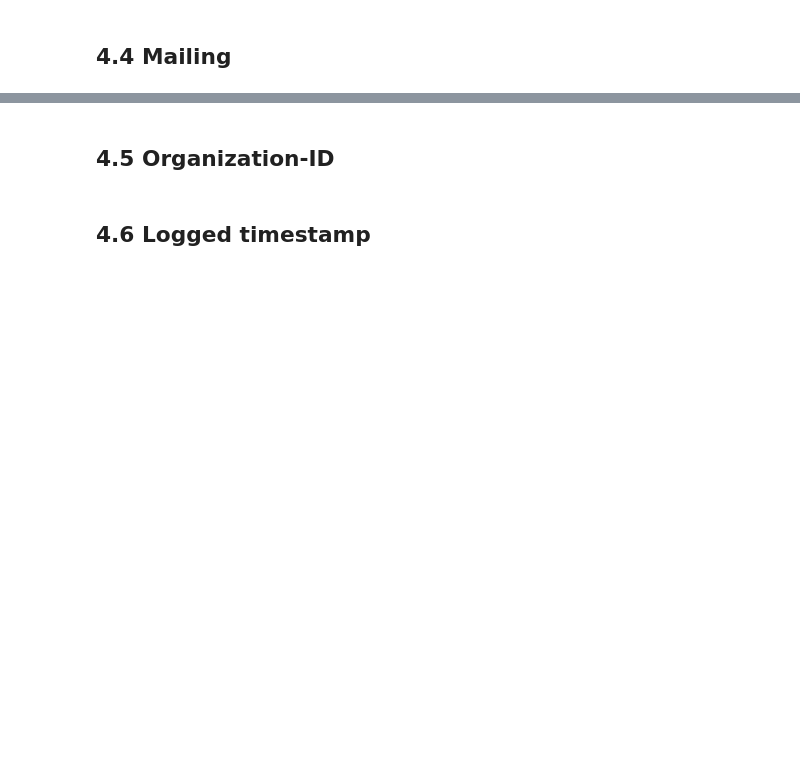
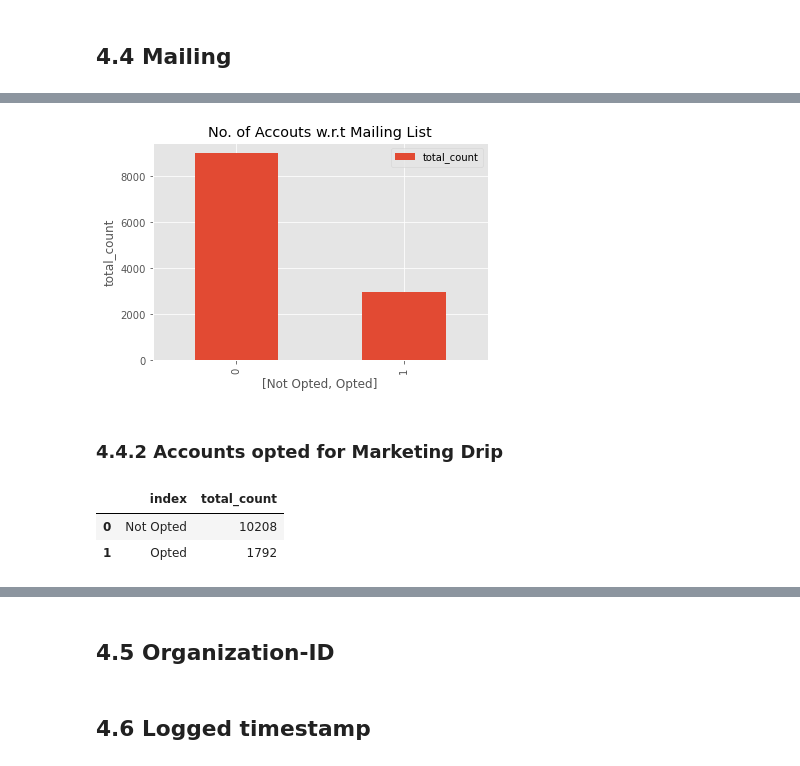
Before and after one commit to Jeyramana/GUVI_Assignments, a Jupyter notebook: Assignment_3/user.ipynb, the cells around one changed output, grey strips where cells are left out. Saved outputs shown, nothing was run; the diff lists cells and outputs as text; code cells hidden in the pictures; blank space fills up the shorter version.

```diff
--- a/Assignment_3/user.ipynb
+++ b/Assignment_3/user.ipynb
@@ -714,0 +745,15 @@ array(['GUEST_INVITE', 'ORG_INVITE', 'SIGNUP', 'PERSONAL_PROJECTS',
+# %%
+df_op.plot(kind='bar', xlabel=df_op['index'], ylabel='total_count', title='No. of Accouts w.r.t Mailing List')
+plt.show()
+# %% [output]
+[figure, added]
+# %% [markdown]
+### 4.4.2 Accounts opted for Marketing Drip
+# %%
+df_mk = df1.enabled_for_marketing_drip.value_counts().reset_index(name='total_count')
+df_mk['index'] = df_mk['index'].replace([0, 1], ['Not Opted', "Opted"])
+df_mk
+# %% [output]
+|  | index | total_count |
+| 0 | Not Opted | 10208 |
+| 1 | Opted | 1792 |
```
Also changed, not shown: parts of 14 cells of this notebook.
